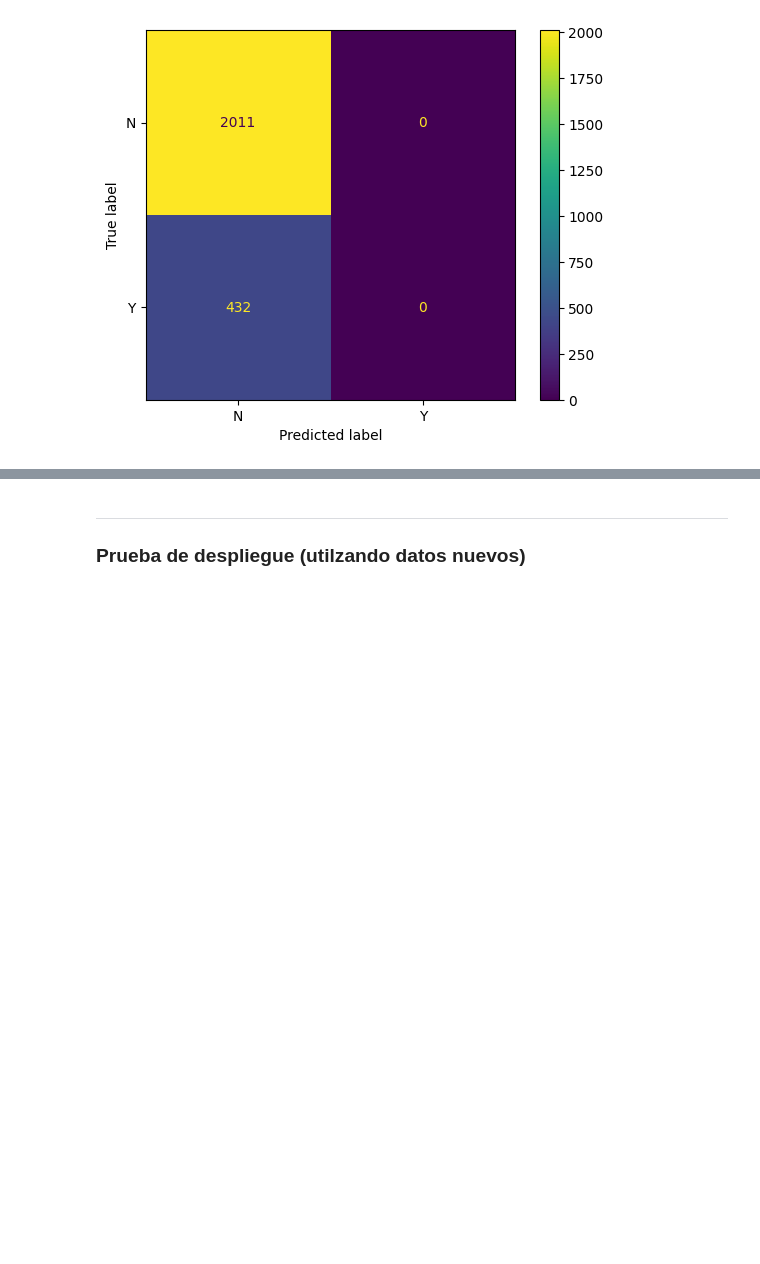
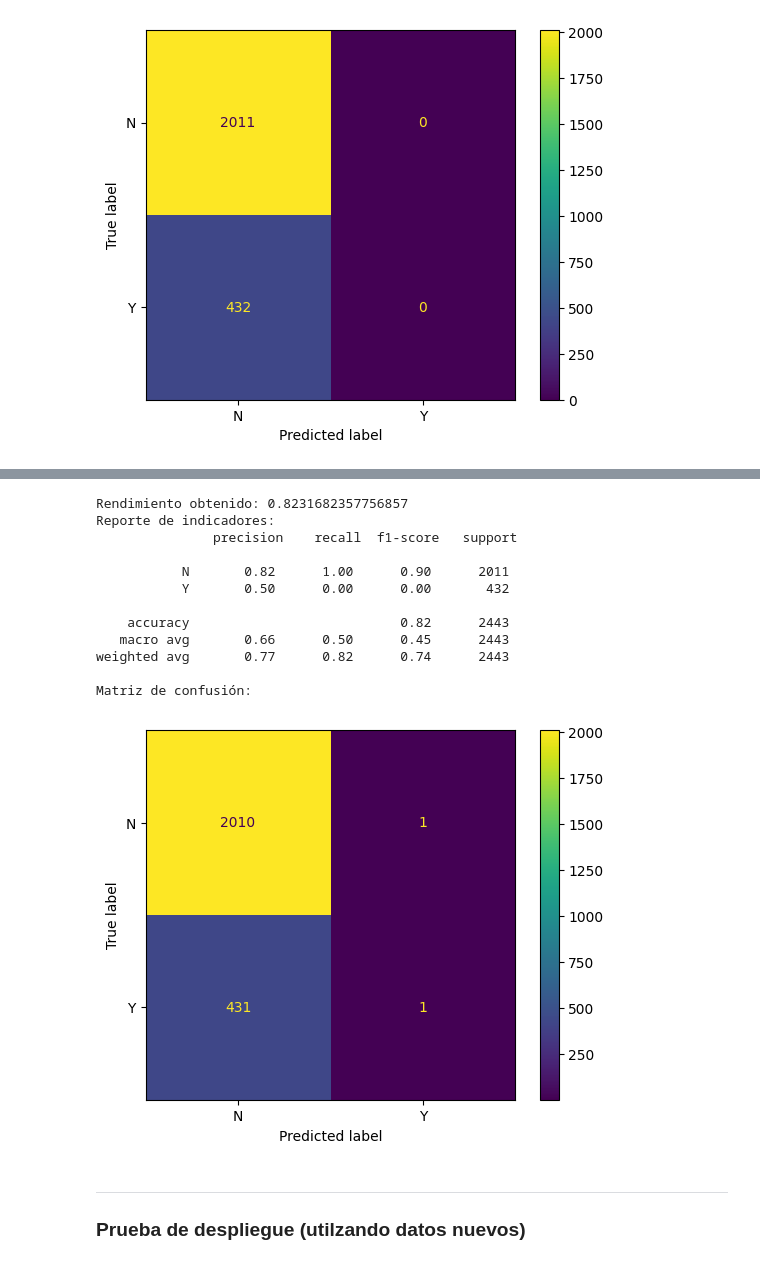
Before and after one commit to aasitimb/AP1_Repositorio, a Jupyter notebook: notebooks/04_Modelado_Evaluación/MD01 - Modelado.ipynb, the cells around one changed output, grey strips where cells are left out. Drawn from its saved outputs; the diff is of its cells as text; code cells hidden in the pictures; blank space fills up the shorter version.

Commit message:
Desarrollo de Prueba #3 de modelado

```diff
--- a/notebooks/04_Modelado_Evaluación/MD01 - Modelado.ipynb
+++ b/notebooks/04_Modelado_Evaluación/MD01 - Modelado.ipynb
@@ -467,0 +475,2 @@ Matriz de confusión:
+# %%
+mlflow.set_experiment(experiment_name="Prueba #3")
@@ -468,3 +481,29 @@ Matriz de confusión:
+# %%
+from sklearn.neighbors import KNeighborsClassifier
+
+with mlflow.start_run(run_name='KNN'):
+    knn = KNeighborsClassifier(n_neighbors=80,
+                               algorithm = 'auto',
+                               leaf_size = 3,
+                               weights='distance')
+
+    knn.fit(train_data, train_labels)
+# %%
+evaluar_modelo(knn, test_data, test_labels)
+# %% [output]
+Rendimiento obtenido: 0.8231682357756857
+Reporte de indicadores:
+               precision    recall  f1-score   support
+
+           N       0.82      1.00      0.90      2011
+           Y       0.50      0.00      0.00       432
+
+    accuracy                           0.82      2443
+   macro avg       0.66      0.50      0.45      2443
+weighted avg       0.77      0.82      0.74      2443
+
+Matriz de confusión:
+[figure, added]
 # %% [markdown]
 ----
 
```
Also changed, not shown: parts of 12 cells of this notebook.
